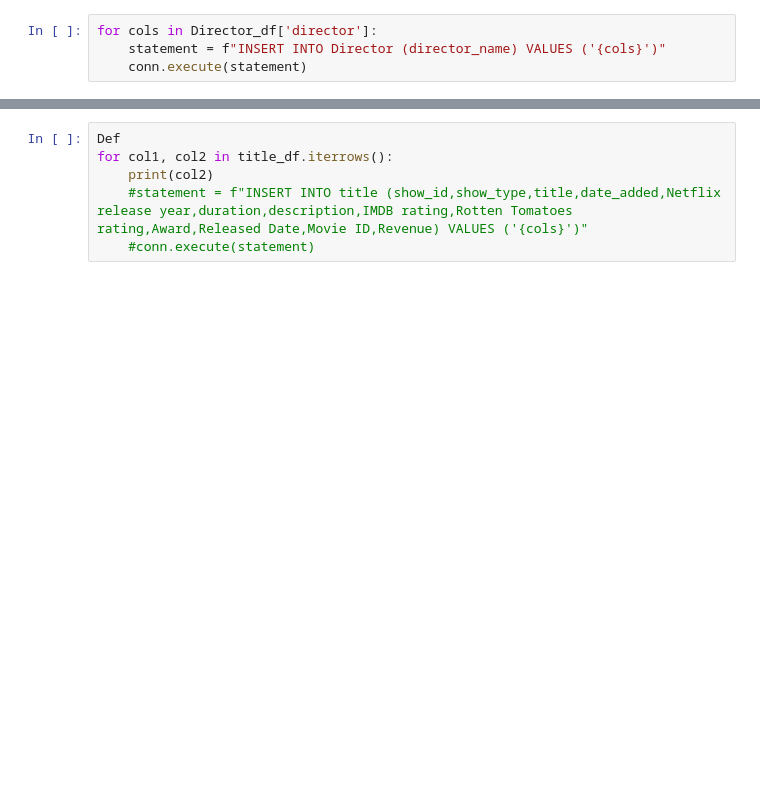
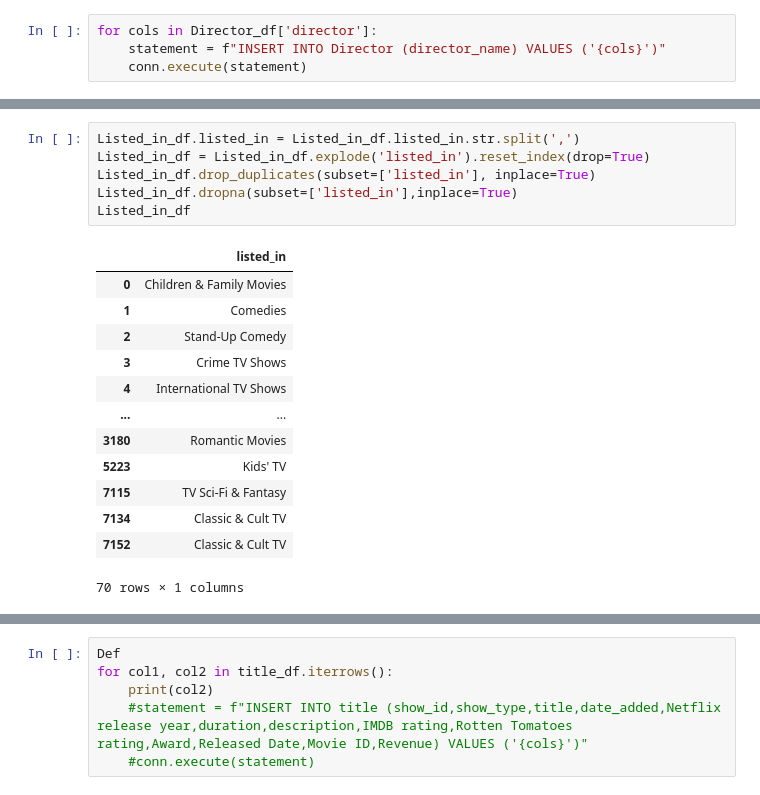
Before and after one commit to ahmadfarouk/ETL-Project, a Jupyter notebook: Project-2-Local.ipynb, the cells around one changed output, grey strips where cells are left out. Drawn from its saved outputs; the diff is of its cells as text; blank space fills up the shorter version.

```diff
--- a/Project-2-Local.ipynb
+++ b/Project-2-Local.ipynb
@@ -116,0 +128,20 @@ for cols in Director_df['director']:
+# %%
+Listed_in_df.listed_in = Listed_in_df.listed_in.str.split(',')
+Listed_in_df = Listed_in_df.explode('listed_in').reset_index(drop=True)
+Listed_in_df.drop_duplicates(subset=['listed_in'], inplace=True)
+Listed_in_df.dropna(subset=['listed_in'],inplace=True)
+Listed_in_df
+# %% [output]
+|  | listed_in |
+| 0 | Children & Family Movies |
+| 1 | Comedies |
+| 2 | Stand-Up Comedy |
+| 3 | Crime TV Shows |
+| 4 | International TV Shows |
+| ... | ... |
+| 3180 | Romantic Movies |
+| 5223 | Kids' TV |
+| 7115 | TV Sci-Fi & Fantasy |
+| 7134 | Classic & Cult TV |
+| 7152 | Classic & Cult TV |
+70 rows × 1 columns
```
Also changed, not shown: parts of 9 cells of this notebook, 1 other file.
